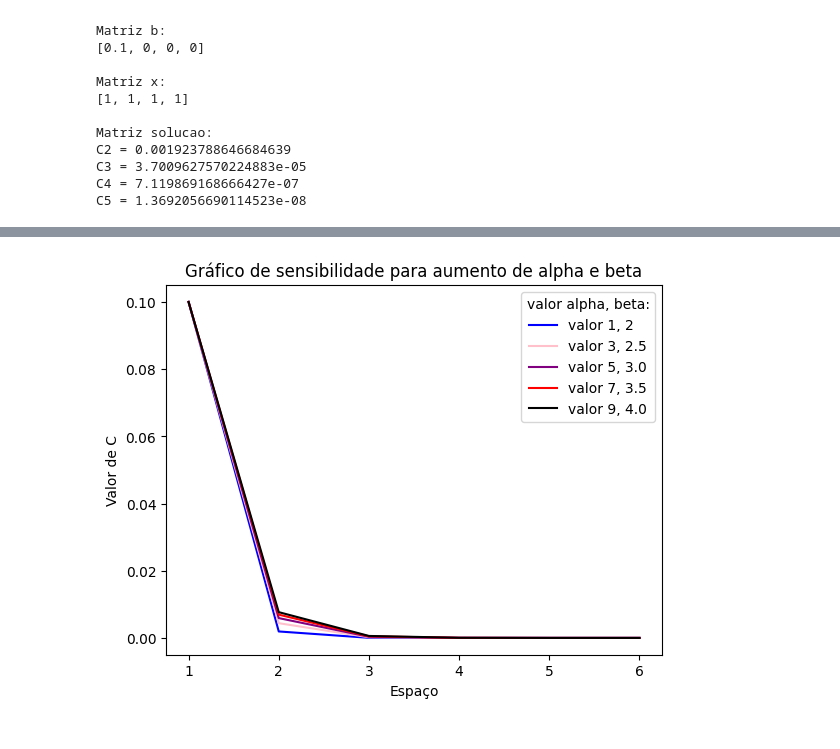
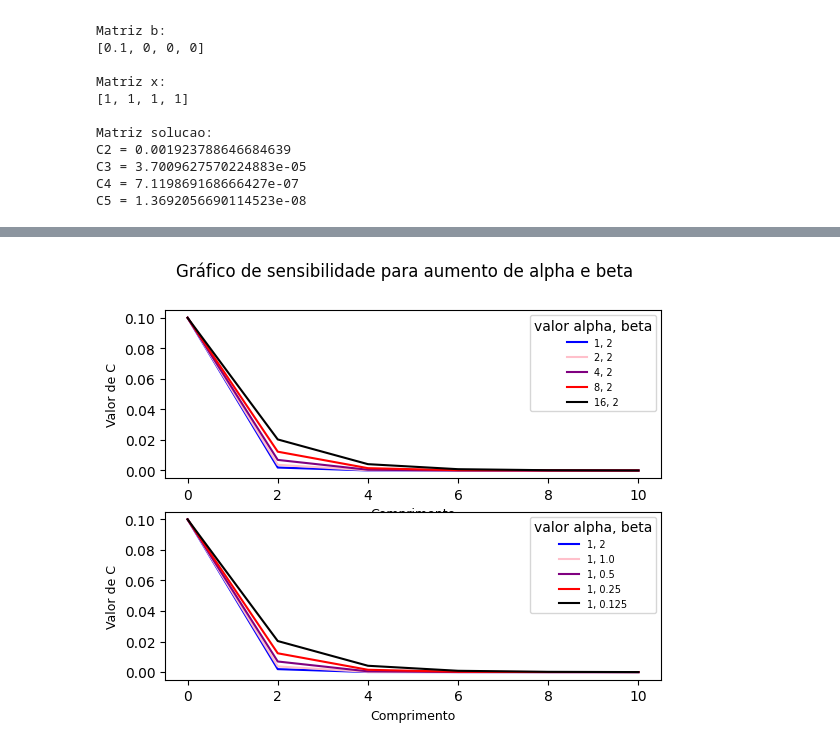
Before and after one commit to gusdiaso/metodosNumEqDiferenciais, a Jupyter notebook: Sistema_PVC.ipynb, the cells around one changed output, grey strips where cells are left out. Saved outputs shown, nothing was run; the diff lists cells and outputs as text; code cells hidden in the pictures.

```diff
--- a/Sistema_PVC.ipynb
+++ b/Sistema_PVC.ipynb
@@ -105,21 +107,25 @@ C5 = 1.3692056690114523e-08
 # %%
 import matplotlib.pyplot as plt
 
-vetor_x = []
-z=1
+vetor_comprimento = [0]
+z = 0
 
-while(z <= nos_internos+2):
-    vetor_x.append(z)
-    z+=1
+while z < nos_internos + 1:
+    vetor_comprimento.append(vetor_comprimento[z] + (espaço_interno(nos_internos)))
+    z += 1
+
+print("vetor_comprimento", vetor_comprimento)
+
 
 def grafico_PVC():
 
-    plt.title('Gráfico dos valores de C com variação do espaço')
-    plt.plot(vetor_x, resultadoPVC, color='red', label='C')
+    plt.title("Gráfico dos valores de C com variação do comprimento")
+    plt.plot(vetor_comprimento, resultadoPVC, color="red", label="C")
     plt.legend()
-    plt.xlabel("Espaço")
+    plt.xlabel("Comprimento")
     plt.ylabel("Valor de C")
     plt.show()
 
+
 grafico_PVC()
 # %% [output]
@@ -177,29 +186,66 @@ C13 = 1.2207068183350663e-23
 # %%
 def sensibilidade():
 
+    vetor_alpha_normal = [alpha]
     vetor_alpha = [alpha]
+    vetor_beta_normal = [beta]
     vetor_beta = [beta]
-    z = 1
-    for i in range (0,4):
-        vetor_alpha.append(vetor_alpha[i]+2)
-        vetor_beta.append(vetor_beta[i]+0.5)
 
+    for i in range(0, 4):
+        vetor_alpha.append(vetor_alpha[i] * 2)
+        vetor_alpha_normal.append(vetor_alpha_normal[i])
+        vetor_beta.append(vetor_beta[i] / 2)
+        vetor_beta_normal.append(vetor_beta_normal[i])
 
-    ######## AREA GRAFICO ##########
-    for i in range (0,5):
+    fig, (grafico_alpha, grafico_beta) = plt.subplots(2, 1)
+    for i in range(0, 5):
 
-        cor = ['blue', 'pink', 'purple', 'red', 'black']
-        print("\nResultados para alpha = {} e beta = {}".format(vetor_alpha[i], vetor_beta[i]))
-        resultados_PVC = sistema_pvc(nos_internos, vetor_alpha[i], vetor_beta[i])
-        legenda = "valor {}, {}".format(vetor_alpha[i], vetor_beta[i])
-        plt.title('Gráfico dos valores de C com variação do espaço')
-        plt.plot(vetor_x, resultados_PVC, color=cor[i], label=legenda)
-        plt.legend(title="valor alpha, beta:")
-        plt.xlabel("Espaço")
-        plt.ylabel("Valor de C")
+        cor = ["blue", "pink", "purple", "red", "black"]
+        print(
+            "\nResultados para alpha = {} e beta = {}".format(
+                vetor_alpha[i], vetor_beta_normal[i]
+            )
+        )
 
+        resultado_PVC_alpha = sistema_pvc(
+            nos_internos, vetor_alpha[i], vetor_beta_normal[i]
+        )
 
-    plt.title('Gráfico de sensibilidade para aumento de alpha e beta')
+        legenda_alpha_normal = "{}, {}".format(vetor_alpha[i], vetor_beta_normal[i])
+
+        grafico_alpha.plot(
+            vetor_comprimento,
+            resultado_PVC_alpha,
+            color=cor[i],
+            label=legenda_alpha_normal,
+        )
+        grafico_alpha.legend(title="valor alpha, beta", fontsize=7)
+        grafico_alpha.set_xlabel("Comprimento", fontsize=9)
+        grafico_alpha.set_ylabel("Valor de C", fontsize=9)
+
+        print(
+            "\nResultados para alpha = {} e beta = {}".format(
+                vetor_alpha_normal[i], vetor_beta[i]
+            )
+        )
+
+        resultado_PVC_beta = sistema_pvc(
+            nos_internos, vetor_alpha_normal[i], vetor_beta[i]
+        )
+
+        legenda_beta_normal = "{}, {}".format(vetor_alpha_normal[i], vetor_beta[i])
+
+        grafico_beta.plot(
+            vetor_comprimento,
+            resultado_PVC_beta,
+            color=cor[i],
+            label=legenda_beta_normal,
+        )
+        grafico_beta.legend(title="valor alpha, beta", fontsize=7)
+        grafico_beta.set_xlabel("Comprimento", fontsize=9)
+        grafico_beta.set_ylabel("Valor de C", fontsize=9)
+
+    plt.suptitle("Gráfico de sensibilidade para aumento de alpha e beta")
     plt.show()
 
 
@@ -225 +271 @@ C5 = 3.4446726365535564e-06
-[figure, old version]
+[figure, new version]
```
Also changed, not shown: parts of 4 cells of this notebook, 1 other file.
